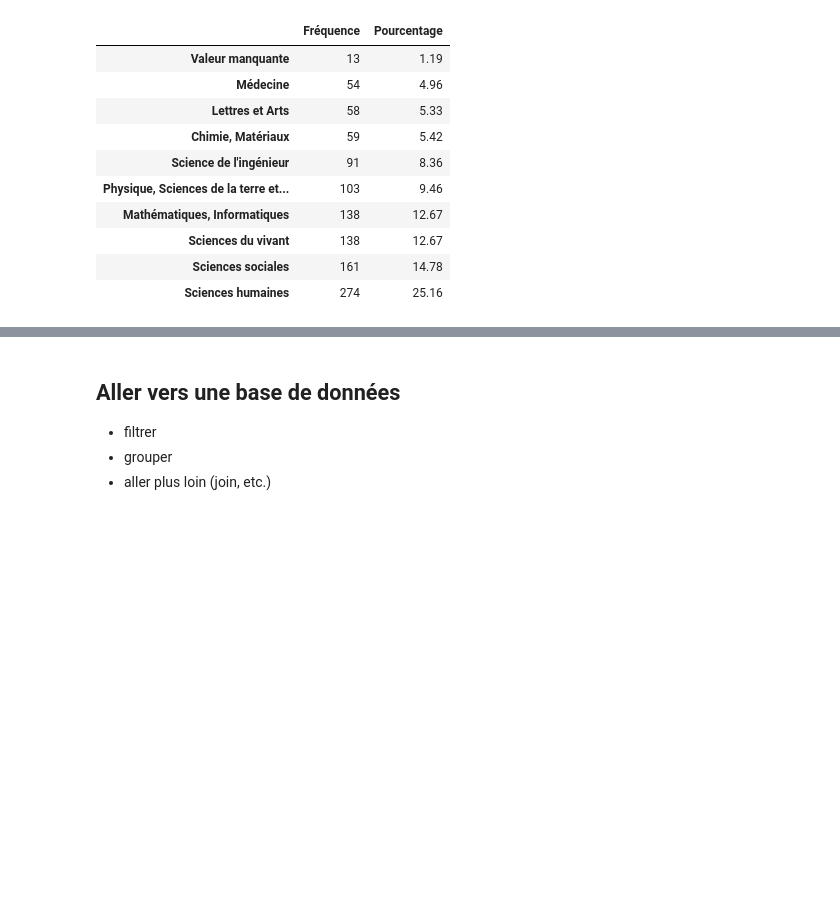
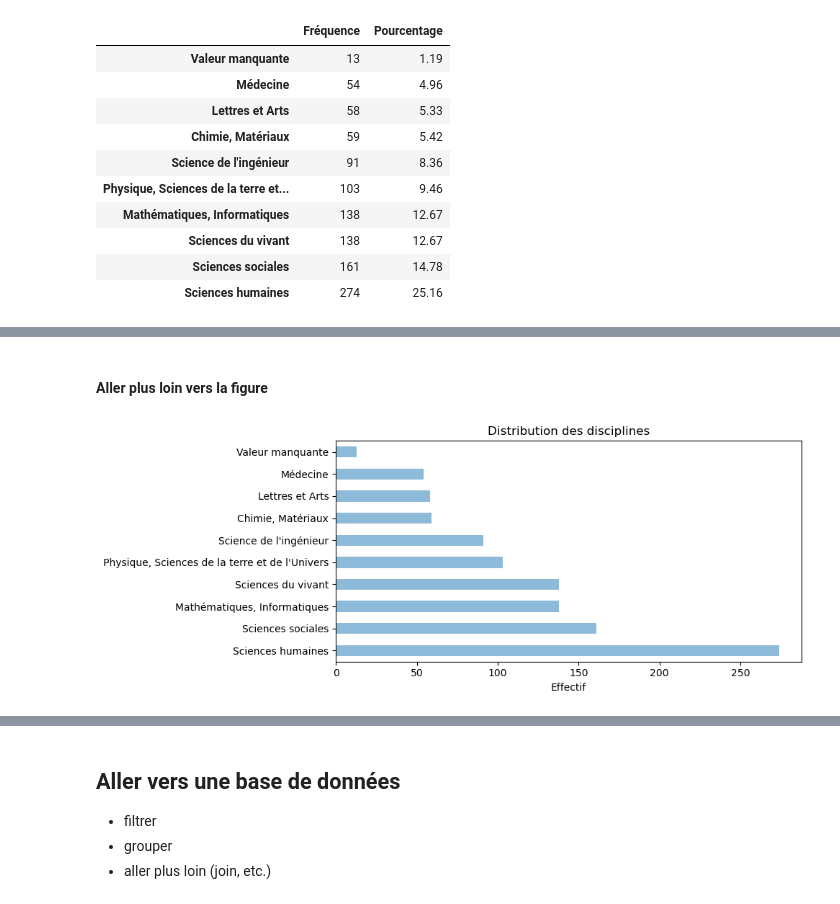
Before and after one commit to pyshs/PUD2024, a Jupyter notebook: M4 Découverte de Pandas/Traitement de données avec Pandas.ipynb, the cells around one changed output, grey strips where cells are left out. Cells and saved outputs as stored; diff of their text form; code cells hidden in the pictures; blank space fills up the shorter version.

```diff
--- a/M4 Découverte de Pandas/Traitement de données avec Pandas.ipynb
+++ b/M4 Découverte de Pandas/Traitement de données avec Pandas.ipynb
@@ -259,0 +260,12 @@ tab["Fréquence"].plot(kind="barh", figsize=(5,4))
+# %% [markdown]
+#### Aller plus loin vers la figure
+# %%
+import matplotlib.pyplot as plt
+
+tab["Fréquence"].plot(kind="barh", figsize=(10,4), alpha=0.5)
+plt.title("Distribution des disciplines")
+plt.xlabel("Effectif")
+plt.tight_layout()
+plt.savefig("graph.svg")
+# %% [output]
+[figure, added]
```
Also changed, not shown: parts of 25 cells of this notebook.
